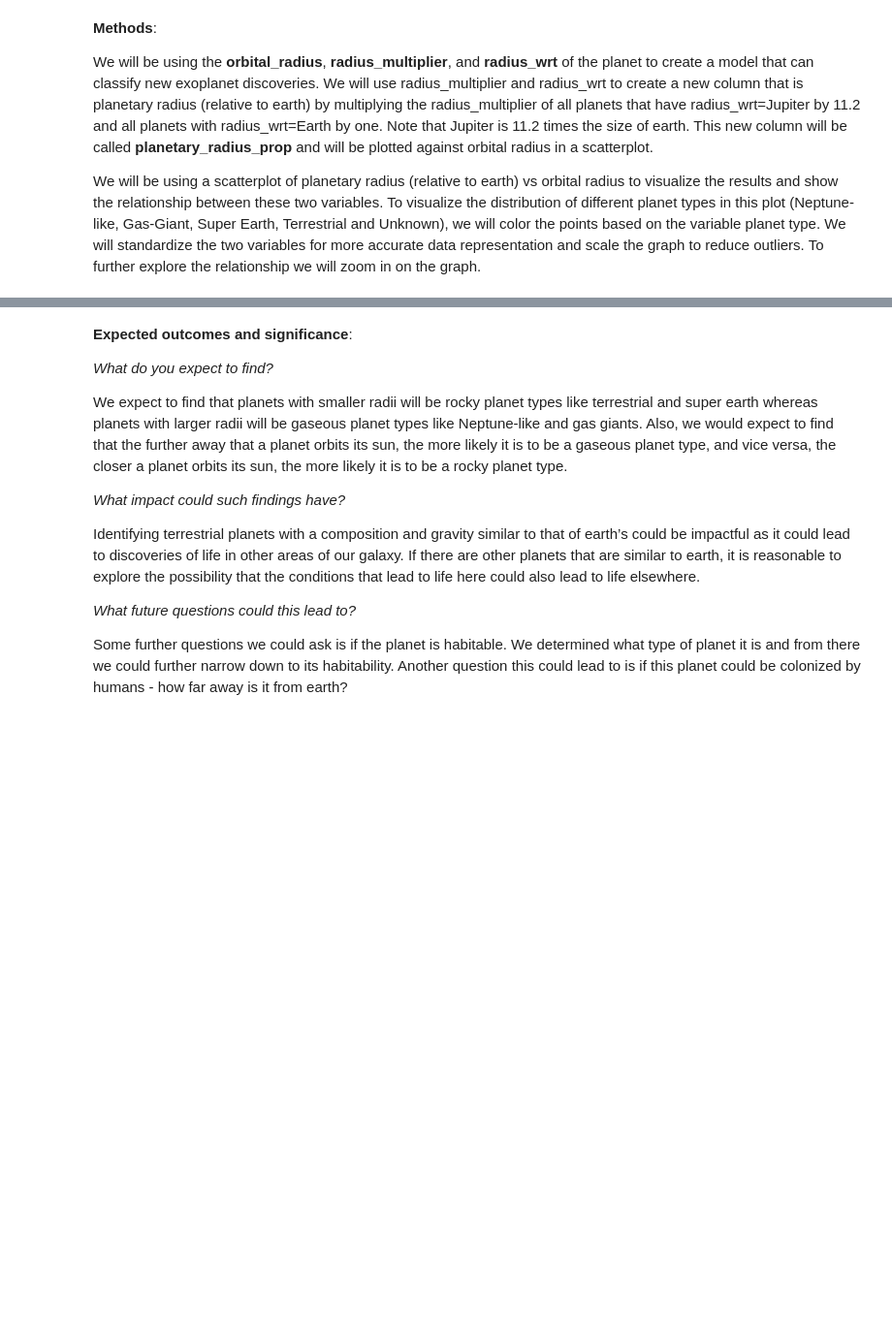
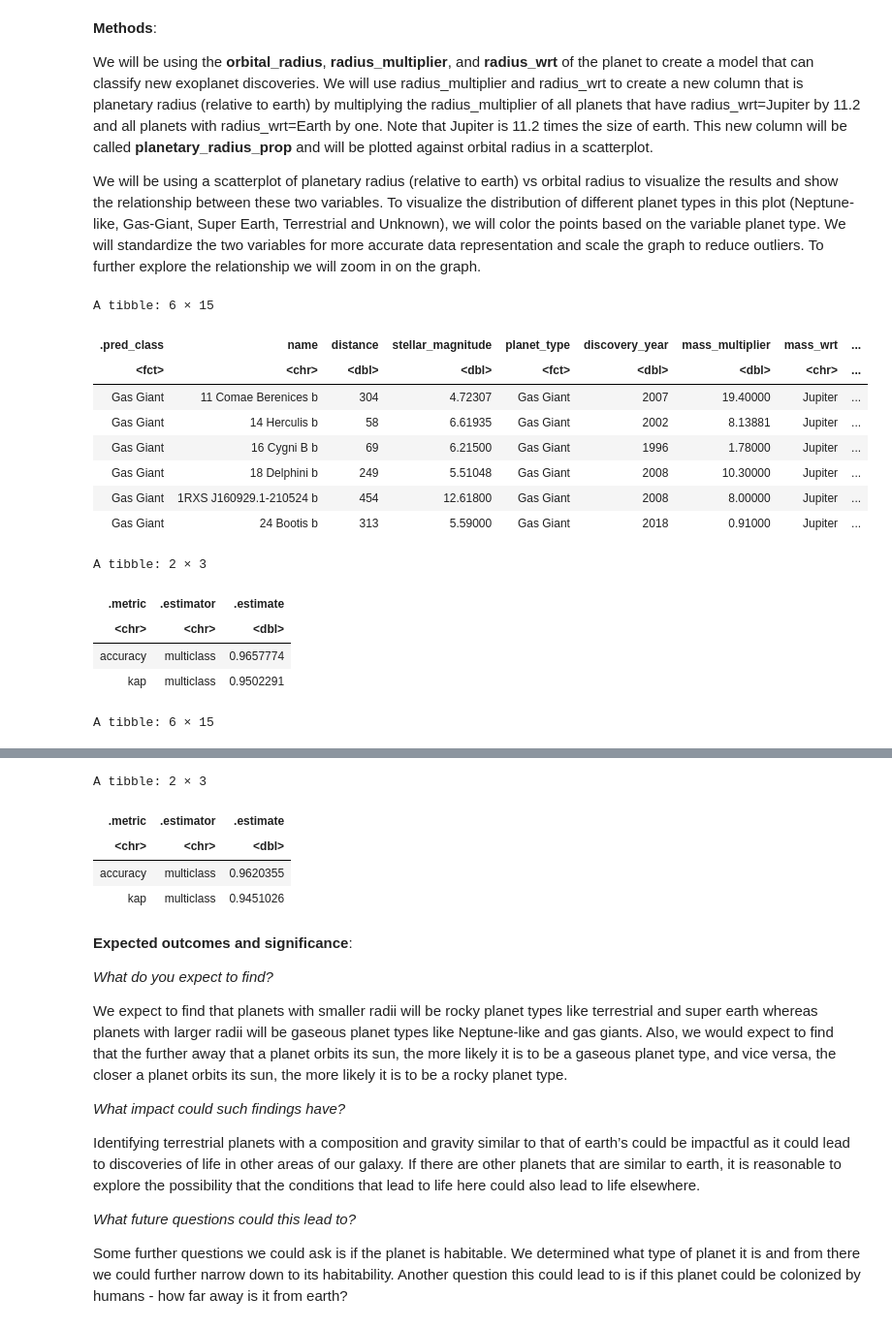
Before and after one commit to karembryo/dsci-project, a Jupyter notebook: group_43_project_report.ipynb, the cells around one changed output, grey strips where cells are left out. Shown at 97% size. Drawn from its saved outputs; the diff is of its cells as text; code cells hidden in the pictures; blank space fills up the shorter version.

```diff
--- a/group_43_project_report.ipynb
+++ b/group_43_project_report.ipynb
@@ -102,3 +143,54 @@ Warning message:
 We will be using the **orbital_radius**, **radius_multiplier**, and **radius_wrt** of the planet to create a model that can classify new exoplanet discoveries. We will use radius_multiplier and radius_wrt to create a new column that is planetary radius (relative to earth) by multiplying the radius_multiplier of all planets that have radius_wrt=Jupiter by 11.2 and all planets with radius_wrt=Earth by one. Note that Jupiter is 11.2 times the size of earth. This new column will be called **planetary_radius_prop** and will be plotted against orbital radius in a scatterplot.
 
 We will be using a scatterplot of planetary radius (relative to earth) vs orbital radius to visualize the results and show the relationship between these two variables. To visualize the distribution of different planet types in this plot (Neptune-like, Gas-Giant, Super Earth, Terrestrial and Unknown), we will color the points based on the variable planet type. We will standardize the two variables for more accurate data representation and scale the graph to reduce outliers. To further explore the relationship we will zoom in on the graph.
+# %%
+set.seed(1)
+options(repr.plot.height = 5, repr.plot.width = 6)
+
+
+planet_recipe <- recipe(planet_type ~ orbital_radius + planetary_radius_prop  , data = data_train) |>
+ step_scale(orbital_radius,planetary_radius_prop) |>
+step_center(orbital_radius,planetary_radius_prop)
+
+
+planet_spec <- nearest_neighbor(weight_func = "rectangular" , neighbors = 5) |>
+       set_engine("kknn") |>
+       set_mode("classification")
+
+planet_fit <- workflow() |>
+       add_recipe(planet_recipe) |>
+       add_model(planet_spec) |>
+       fit(data = data_train)
+
+
+planet_train_predictions <- predict( planet_fit, data_train) |>
+bind_cols(data_train)
+head(planet_train_predictions)
+
+planet_prediction_accuracy <- planet_train_predictions |>
+        metrics(truth = .pred_class, estimate = planet_type)
+planet_prediction_accuracy
+
+planet_test_predictions <- predict( planet_fit, data_test) |>
+bind_cols(data_test)
+head(planet_test_predictions)
+
+planet_prediction_accuracy2 <- planet_test_predictions |>
+        metrics(truth = .pred_class, estimate = planet_type)
+planet_prediction_accuracy2
+# %% [output]
+A tibble: 6 × 15
+| .pred_class | name | distance | stellar_magnitude | planet_type | discovery_year | mass_multiplier | mass_wrt | ... |
+| <fct> | <chr> | <dbl> | <dbl> | <fct> | <dbl> | <dbl> | <chr> | ... |
+| Gas Giant | 11 Comae Berenices b | 304 | 4.72307 | Gas Giant | 2007 | 19.40000 | Jupiter | ... |
+| Gas Giant | 14 Herculis b | 58 | 6.61935 | Gas Giant | 2002 | 8.13881 | Jupiter | ... |
+| Gas Giant | 16 Cygni B b | 69 | 6.21500 | Gas Giant | 1996 | 1.78000 | Jupiter | ... |
+| Gas Giant | 18 Delphini b | 249 | 5.51048 | Gas Giant | 2008 | 10.30000 | Jupiter | ... |
+| Gas Giant | 1RXS J160929.1-210524 b | 454 | 12.61800 | Gas Giant | 2008 | 8.00000 | Jupiter | ... |
+| Gas Giant | 24 Bootis b | 313 | 5.59000 | Gas Giant | 2018 | 0.91000 | Jupiter | ... |
+A tibble: 2 × 3
+| .metric | .estimator | .estimate |
+| <chr> | <chr> | <dbl> |
+| accuracy | multiclass | 0.9657774 |
+| kap | multiclass | 0.9502291 |
+A tibble: 6 × 15
@@ -105,3 +205,8 @@ We will be using a scatterplot of planetary radius (relative to earth) vs orbita
+A tibble: 2 × 3
+| .metric | .estimator | .estimate |
+| <chr> | <chr> | <dbl> |
+| accuracy | multiclass | 0.9620355 |
+| kap | multiclass | 0.9451026 |
 # %% [markdown]
 **Expected outcomes and significance**:
 
```
Also changed, not shown: parts of 6 cells of this notebook.
